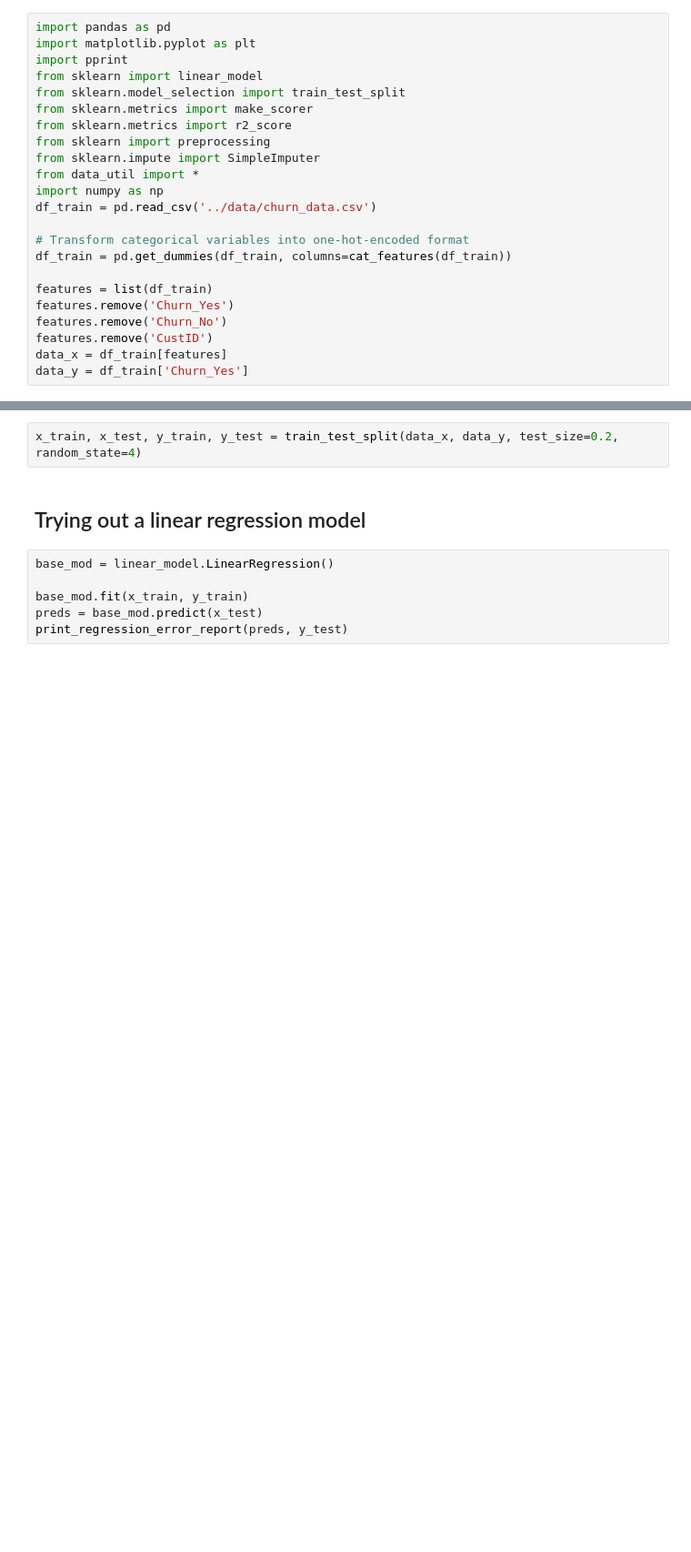
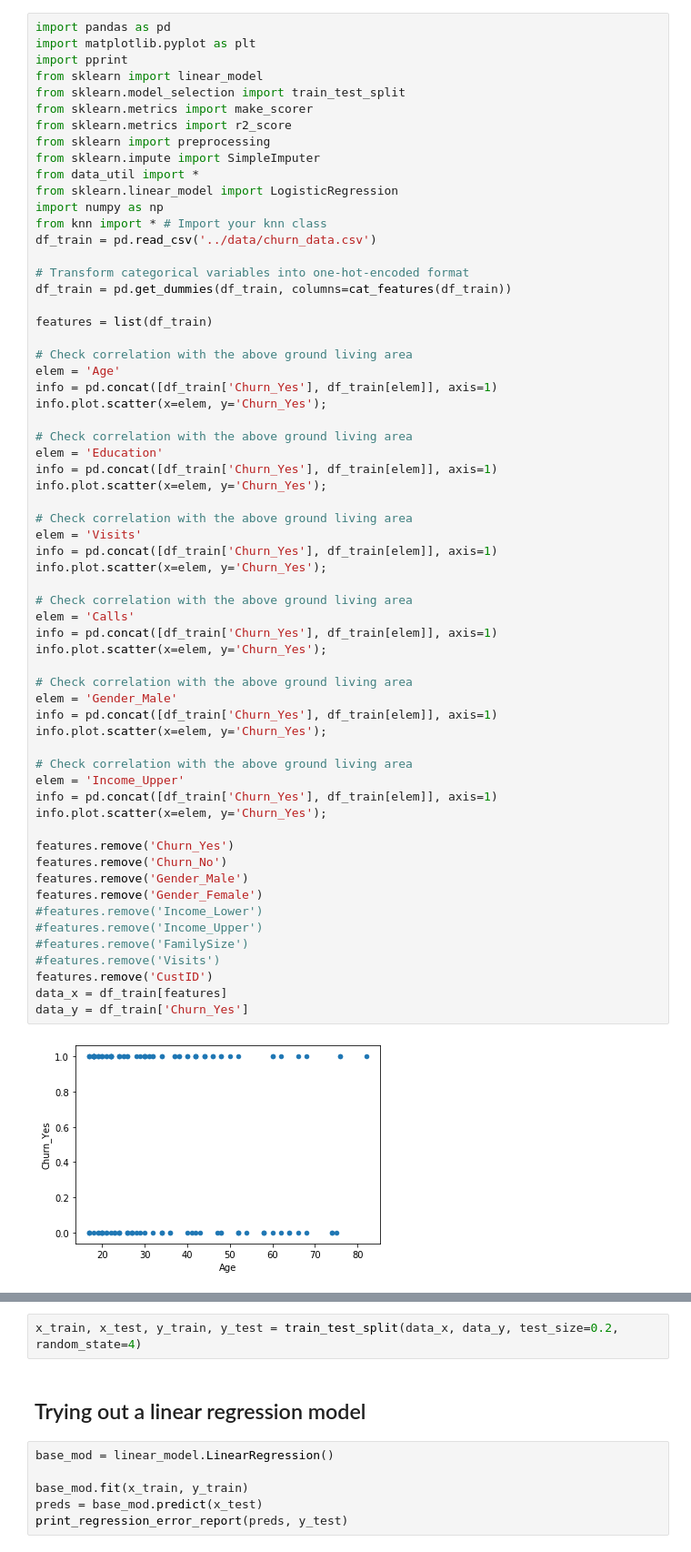
Before and after one commit to jubcow/DSCI-401-2020, a Jupyter notebook: Assignment3/Customer Churn.ipynb, the cells around one changed output, grey strips where cells are left out. Shown at 91% size. Drawn from its saved outputs; the diff is of its cells as text; blank space fills up the shorter version.

```diff
--- a/Assignment3/Customer Churn.ipynb
+++ b/Assignment3/Customer Churn.ipynb
@@ -25,23 +28,64 @@ I am using Mean Square Error, Mean Absolute Error, R^2, AND Explained Variance S
 # %%
 import pandas as pd
 import matplotlib.pyplot as plt
 import pprint
 from sklearn import linear_model
 from sklearn.model_selection import train_test_split
 from sklearn.metrics import make_scorer
 from sklearn.metrics import r2_score
 from sklearn import preprocessing
 from sklearn.impute import SimpleImputer
 from data_util import *
+from sklearn.linear_model import LogisticRegression
 import numpy as np
+from knn import * # Import your knn class
 df_train = pd.read_csv('../data/churn_data.csv')
 
 # Transform categorical variables into one-hot-encoded format
 df_train = pd.get_dummies(df_train, columns=cat_features(df_train))
 
 features = list(df_train)
+
+# Check correlation with the above ground living area
+elem = 'Age'
+info = pd.concat([df_train['Churn_Yes'], df_train[elem]], axis=1)
+info.plot.scatter(x=elem, y='Churn_Yes');
+
+# Check correlation with the above ground living area
+elem = 'Education'
+info = pd.concat([df_train['Churn_Yes'], df_train[elem]], axis=1)
+info.plot.scatter(x=elem, y='Churn_Yes');
+
+# Check correlation with the above ground living area
+elem = 'Visits'
+info = pd.concat([df_train['Churn_Yes'], df_train[elem]], axis=1)
+info.plot.scatter(x=elem, y='Churn_Yes');
+
+# Check correlation with the above ground living area
+elem = 'Calls'
+info = pd.concat([df_train['Churn_Yes'], df_train[elem]], axis=1)
+info.plot.scatter(x=elem, y='Churn_Yes');
+
+# Check correlation with the above ground living area
+elem = 'Gender_Male'
+info = pd.concat([df_train['Churn_Yes'], df_train[elem]], axis=1)
+info.plot.scatter(x=elem, y='Churn_Yes');
+
+# Check correlation with the above ground living area
+elem = 'Income_Upper'
+info = pd.concat([df_train['Churn_Yes'], df_train[elem]], axis=1)
+info.plot.scatter(x=elem, y='Churn_Yes');
+
 features.remove('Churn_Yes')
 features.remove('Churn_No')
+features.remove('Gender_Male')
+features.remove('Gender_Female')
+#features.remove('Income_Lower')
+#features.remove('Income_Upper')
+#features.remove('FamilySize')
+#features.remove('Visits')
 features.remove('CustID')
 data_x = df_train[features]
 data_y = df_train['Churn_Yes']
+# %% [output]
+[figure, added]
```
Also changed, not shown: parts of 8 cells of this notebook.
